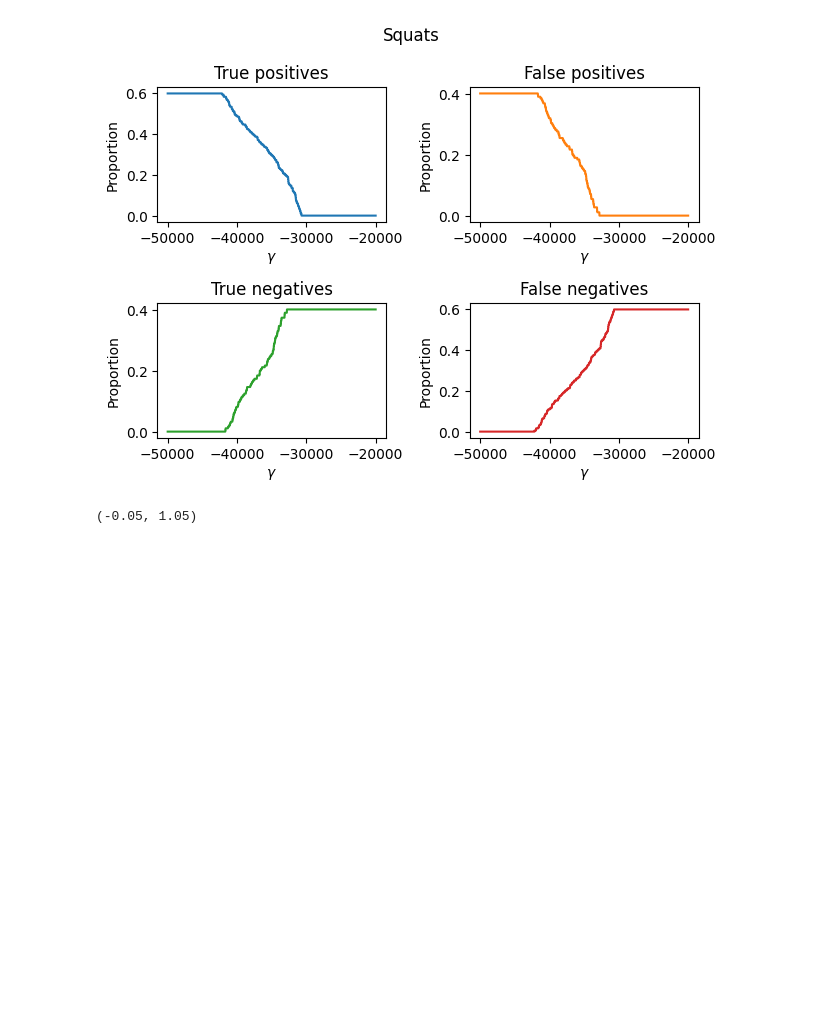
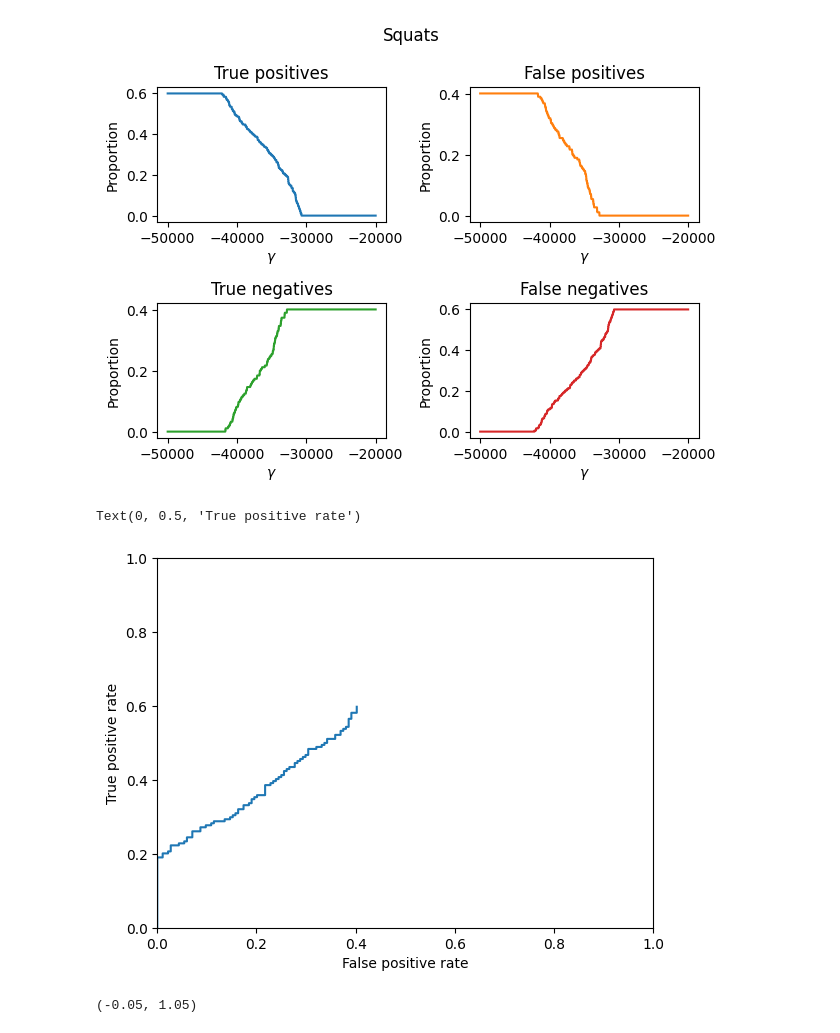
Before and after one commit to sjb296/linear-motion-detection, a Jupyter notebook: main.ipynb, the cells around one changed output. Drawn from its saved outputs; the diff is of its cells as text; code cells hidden in the pictures; blank space fills up the shorter version.

```diff
--- a/main.ipynb
+++ b/main.ipynb
@@ -538,4 +525,14 @@ plot_class_metrics(
 )
 # %% [output]
 [figure]
+# %%
+# True positives vs false positives for squats
+plt.plot(squat_false_pos_arr, squat_true_pos_arr, label="Curls")
+plt.xlim(0, 1)
+plt.ylim(0, 1)
+plt.xlabel("False positive rate")
+plt.ylabel("True positive rate")
+# %% [output]
+Text(0, 0.5, 'True positive rate')
+[figure, added]
 # %%
```
Also changed, not shown: parts of 18 cells of this notebook.
